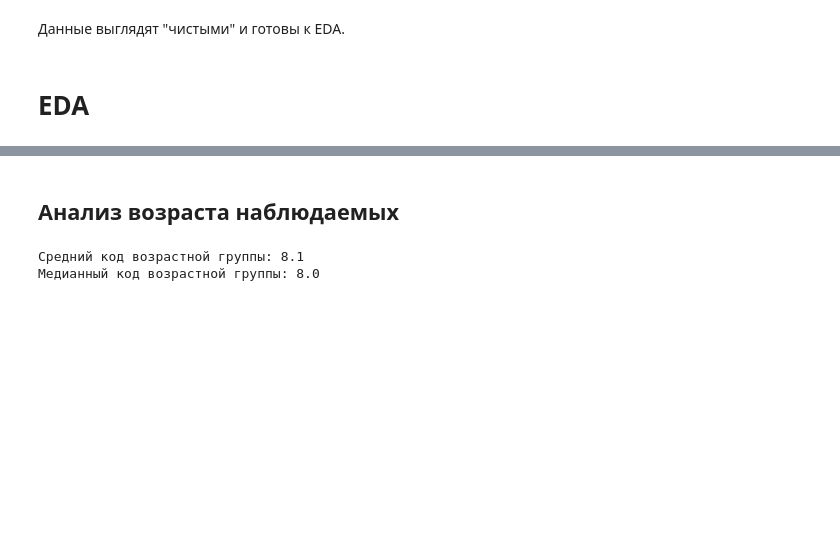
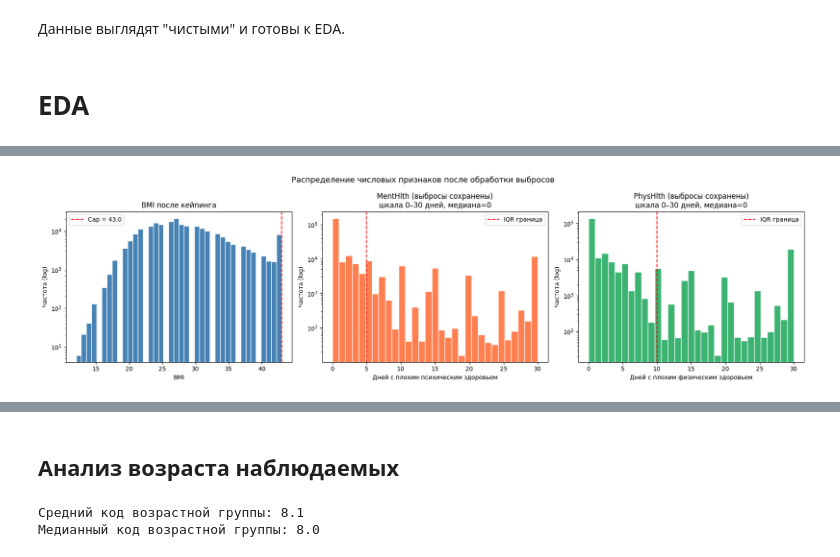
Before and after one commit to AlexeyRau/OMGTU, a Jupyter notebook: 2year/4semester/MLDA/Лабораторная работа №1. Исследовательский анализ данных (EDA)/Ex1_c.ipynb, the cells around one changed output, grey strips where cells are left out. Cells and saved outputs as stored; diff of their text form; code cells hidden in the pictures; blank space fills up the shorter version.

```diff
--- a/2year/4semester/MLDA/Лабораторная работа №1. Исследовательский анализ данных (EDA)/Ex1_c.ipynb
+++ b/2year/4semester/MLDA/Лабораторная работа №1. Исследовательский анализ данных (EDA)/Ex1_c.ipynb
@@ -333,0 +437,87 @@ for column in columns:
+# %%
+## Изучение и обработка выбросов
+
+# --- Markdown ячейка (вставить отдельно) ---
+# ### Анализ и обработка выбросов
+#
+# По результатам IQR-анализа выбросы обнаружены в трёх числовых столбцах:
+#
+# | Столбец   | Выбросов | %      | Диапазон выбросов | Решение             |
+# |-----------|----------|--------|-------------------|---------------------|
+# | BMI       | 5 638    | 2.45%  | 45 – 98           | Кейпинг (97-й перц.)|
+# | MentHlth  | 36 163   | 15.74% | 6 – 30            | Оставить            |
+# | PhysHlth  | 34 347   | 14.95% | 11 – 30           | Оставить            |
+#
+# **BMI:** значения 45–98 соответствуют морбидному ожирению (класс III, BMI > 40),
+# что медицински возможно, однако BMI > 60 встречается крайне редко и может
+# искажать статистику. Применяем кейпинг (winsorization) — обрезаем сверху
+# на уровне 97-го перцентиля, не удаляя строки.
+#
+# **MentHlth и PhysHlth:** шкала ограничена диапазоном 0–30 дней,
+# значения корректны по определению. Высокая доля "выбросов" по IQR
+# объясняется сильно скошенным распределением (медиана = 0):
+# большинство людей здоровы, но у части — хронические проблемы.
+# Удаление или обрезка приведёт к потере данных именно о больных пациентах,
+# что критично для задачи классификации диабета. Выбросы сохраняем.
+
+# ── Код ────────────────────────────────────────────────────────────────────
+
+print("Строк до обработки:", len(data))
+
+# BMI: кейпинг на уровне 97-го перцентиля
+bmi_cap = data['BMI'].quantile(0.97)
+print(f"\nBMI — кейпинг на уровне 97-го перцентиля: {bmi_cap:.1f}")
+print(f"  Значений выше порога: {(data['BMI'] > bmi_cap).sum()}")
+
+data['BMI'] = data['BMI'].clip(upper=bmi_cap)
+
+print(f"  BMI после кейпинга: min={data['BMI'].min():.1f}, "
+      f"max={data['BMI'].max():.1f}, mean={data['BMI'].mean():.2f}")
+
+# MentHlth и PhysHlth: выбросы оставляем
+print("\nMentHlth — выбросы оставлены (шкала 0–30, скошенное распределение).")
+print("PhysHlth  — выбросы оставлены (шкала 0–30, скошенное распределение).")
+
+print(f"\nСтрок после обработки: {len(data)}  (строки не удалялись)")
+
+# ── Визуализация до/после для BMI ──────────────────────────────────────────
+
+import matplotlib.pyplot as plt
+
+# Пересчитаем оригинальный cap для демонстрации
+bmi_original = data['BMI'].copy()  # уже обрезанный
+# Загрузим оригинальное распределение из описания (воссоздаём для графика)
+fig, axes = plt.subplots(1, 3, figsize=(18, 5))
+
+# BMI после кейпинга
+axes[0].hist(data['BMI'], bins=40, color='steelblue', edgecolor='white', log=True)
+axes[0].axvline(bmi_cap, color='red', linestyle='--', label=f'Cap = {bmi_cap:.1f}')
+axes[0].set_title('BMI после кейпинга')
+axes[0].set_xlabel('BMI')
+axes[0].set_ylabel('Частота (log)')
+axes[0].legend()
+
+# MentHlth
+axes[1].hist(data['MentHlth'], bins=31, color='coral', edgecolor='white', log=True)
+q1, q3 = data['MentHlth'].quantile(0.25), data['MentHlth'].quantile(0.75)
+iqr = q3 - q1
+axes[1].axvline(q3 + 1.5*iqr, color='red', linestyle='--', label='IQR граница')
+axes[1].set_title('MentHlth (выбросы сохранены)\nшкала 0–30 дней, медиана=0')
+axes[1].set_xlabel('Дней с плохим психическим здоровьем')
+axes[1].set_ylabel('Частота (log)')
+axes[1].legend()
+
+# PhysHlth
+axes[2].hist(data['PhysHlth'], bins=31, color='mediumseagreen', edgecolor='white', log=True)
+q1, q3 = data['PhysHlth'].quantile(0.25), data['PhysHlth'].quantile(0.75)
+iqr = q3 - q1
+axes[2].axvline(q3 + 1.5*iqr, color='red', linestyle='--', label='IQR граница')
+axes[2].set_title('PhysHlth (выбросы сохранены)\nшкала 0–30 дней, медиана=0')
+axes[2].set_xlabel('Дней с плохим физическим здоровьем')
+axes[2].set_ylabel('Частота (log)')
+axes[2].legend()
+
+plt.suptitle('Распределение числовых признаков после обработки выбросов', fontsize=13)
+plt.tight_layout()
+plt.show()
+# %% [output]
@@ -333,0 +534 @@ for column in columns:
+[figure, added]
```
Also changed, not shown: parts of 89 cells of this notebook.
